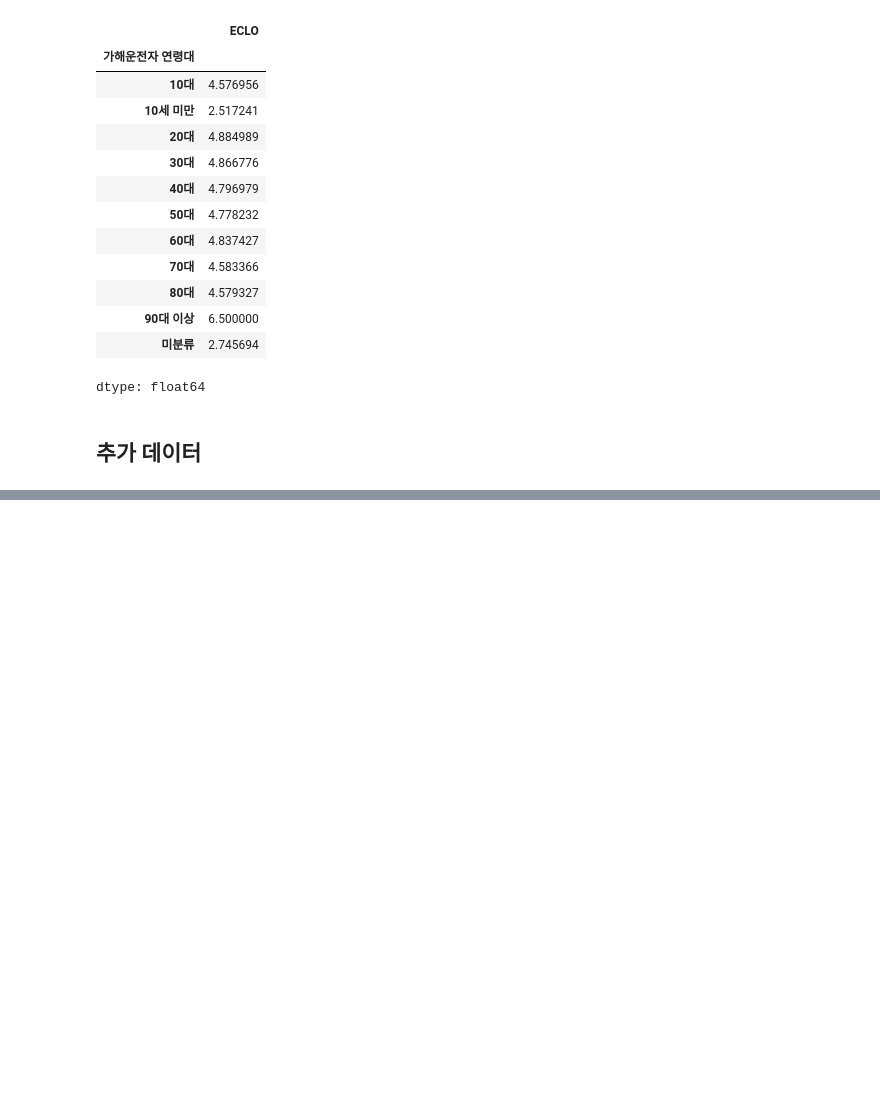
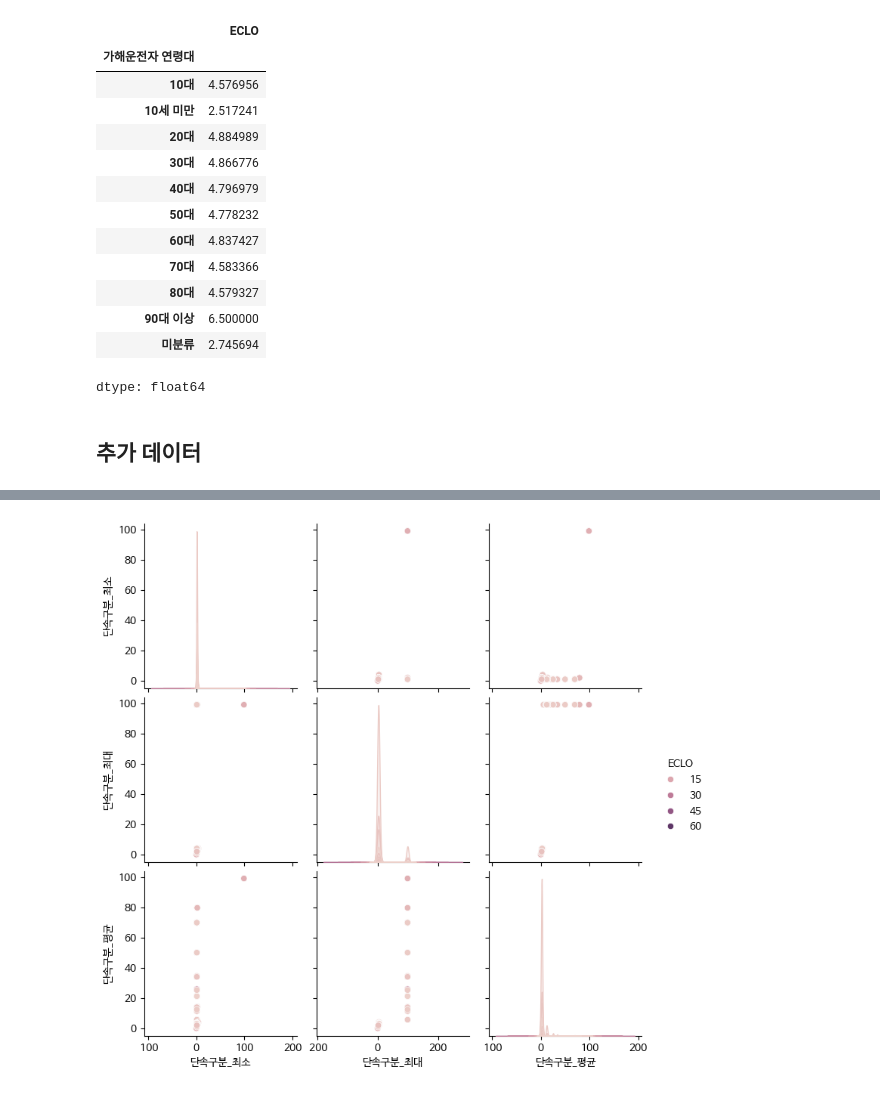
Before and after one commit to Boostcamp-AI-Tech-Recsys-team2/Prediction-of-Traffic-Accident-Victims-in-Daegu, a Jupyter notebook: EDA/EDA_soomi.ipynb, the cells around one changed output, grey strips where cells are left out. Saved outputs shown, nothing was run; the diff lists cells and outputs as text; code cells hidden in the pictures; blank space fills up the shorter version.

```diff
--- a/EDA/EDA_soomi.ipynb
+++ b/EDA/EDA_soomi.ipynb
@@ -1002,0 +1333,22 @@ train2[['군','구']]
+# %%
+# 단속구분 통계
+cctv_stats = cctv3.groupby('읍면동리')['단속구분'].agg(['min', 'max', 'mean']).reset_index()
+cctv_stats.columns = ['읍면동리', '단속구분_최소', '단속구분_최대', '단속구분_평균']
+train3 = pd.merge(train2, cctv_stats, on='읍면동리', how='left')
+
+# 보호구역구분 통계
+cctv_stats = cctv3.groupby('읍면동리')['보호구역구분'].agg(['min', 'max', 'mean']).reset_index()
+cctv_stats.columns = ['읍면동리', '보호구역구분_최소', '보호구역구분_최대', '보호구역구분_평균']
+train3 = pd.merge(train3, cctv_stats, on='읍면동리', how='left')
+
+# 도로노선방향 통계
+cctv_stats = cctv3.groupby('읍면동리')['도로노선방향'].agg(['min', 'max', 'mean']).reset_index()
+cctv_stats.columns = ['읍면동리', '도로노선방향_최소', '도로노선방향_최대', '도로노선방향_평균']
+train3 = pd.merge(train3, cctv_stats, on='읍면동리', how='left')
+
+# 도로종류가 '고속국도'인 경우의 개수
+cctv_stats = cctv3[cctv3['도로종류'] == '고속국도'].groupby('읍면동리').size().reset_index(name='고속국도_개수')
+train3 = pd.merge(train3, cctv_stats, on='읍면동리', how='left')
+train3['고속국도_개수'].fillna(0).astype(int)
+
+train3
@@ -1002,0 +1446,6 @@ train2[['군','구']]
+# %%
+# ECLO와 다른 변수들 간의 관계를 시각화
+sns.pairplot(train3, vars=['단속구분_최소', '단속구분_최대', '단속구분_평균'], hue='ECLO')
+plt.show()
+# %% [output]
+[figure, added]
```
Also changed, not shown: parts of 45 cells of this notebook.
